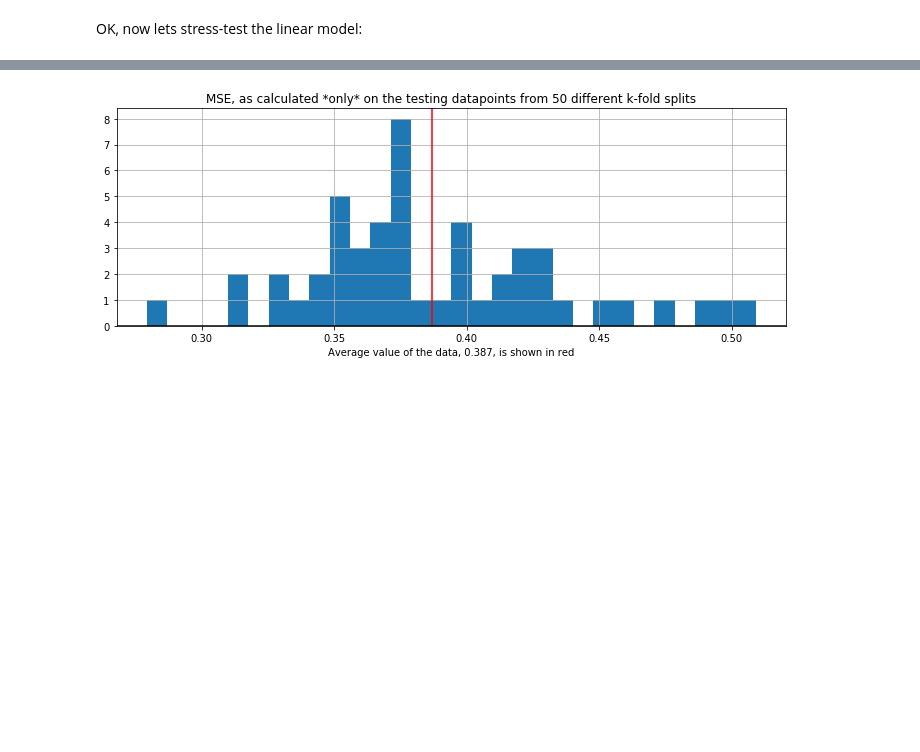
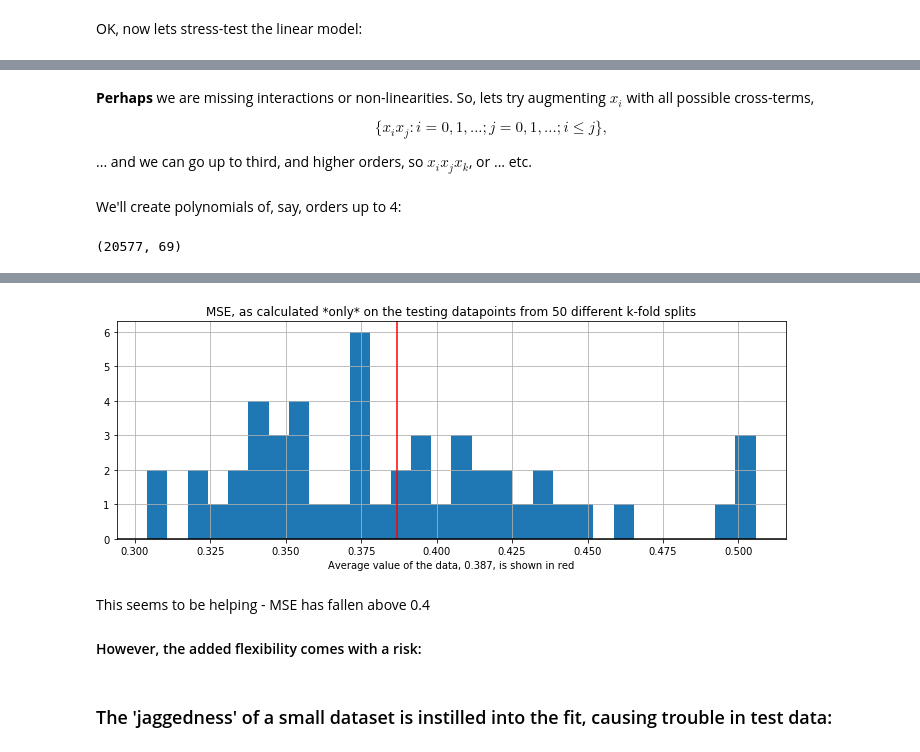
Before and after one commit to jeremy-large/ox-sbs-ml-bd, a Jupyter notebook: notebooks/class_3.ipynb, the cells around one changed output, grey strips where cells are left out. Drawn from its saved outputs; the diff is of its cells as text; code cells hidden in the pictures; blank space fills up the shorter version.

```diff
--- a/notebooks/class_3.ipynb
+++ b/notebooks/class_3.ipynb
@@ -117,11 +125,0 @@ sbs_sklearn.mfe_r2_diag(scores, metric_name='MSE', histogram=True)
-# %%
-order = 3
-# %%
-data = invoices.copy()
-higher_order_preds = predictors.copy()
-
-for o in range(order - 1):
-    for p1 in higher_order_preds:
-        for p2 in higher_order_preds:
-            data[f'{p1}_{p2}'] = data[p1] * data[p2]
-    higher_order_preds.extend([f'{p1}_{p2}' for p1 in higher_order_preds for p2 in higher_order_preds])
@@ -134,4 +138,33 @@ X = data[higher_order_preds]
+# %% [markdown]
+**Perhaps** we are missing interactions or non-linearities. So, lets try augmenting $x_i$ with all possible cross-terms,
+
+\begin{equation}
+\{x_i x_j : i= 0, 1 , ...; j = 0, 1, ...; i \leq j\},
+\end{equation}
+
+... and we can go up to third, and higher orders, so $x_i x_j x_k$, or ... etc.
+# %%
+def build_polynomial_dataframe(data, order):
+    """
+    @param data: a DataFrame() of features (or regressors)
+    @param order: a positive integer - the highest order of polynomial terms to be generated
+    @return: a DataFrame() containing data, as well as polynomial terms of that data, up to order
+    """
+    poly_data = data.copy()
+    for o in range(1, order + 1):
+        for tpl in itertools.combinations_with_replacement(predictors, o):
+            name = "_x_".join(tpl)
+            poly_data[name] = invoices[list(tpl)].prod(axis=1)
+    return poly_data
+# %% [markdown]
+We'll create polynomials of, say, orders up to 4:
+# %%
+polynomial_X = build_polynomial_dataframe(invoices[predictors], 4)
+polynomial_X.shape
+# %% [output]
+(20577, 69)
 # %%
-scores = sbs_sklearn.train_n_test(X, y, 50, metric=metrics.mean_squared_error)
+scores = sbs_sklearn.train_n_test(polynomial_X, y, n_folds, metric=metrics.mean_squared_error)
+
 sbs_sklearn.mfe_r2_diag(scores, metric_name='MSE', histogram=True)
 # %% [output]
@@ -139,2 +172,8 @@ sbs_sklearn.mfe_r2_diag(scores, metric_name='MSE', histogram=True)
-[figure, old version]
+[figure, new version]
+# %% [markdown]
+This seems to be helping - MSE has fallen above 0.4
+
+#### However, the added flexibility comes with a risk:
+# %% [markdown]
+### The 'jaggedness' of a small dataset is instilled into the fit, causing trouble in test data:
 # %%
```
Also changed, not shown: parts of 17 cells of this notebook, 3 other files.
